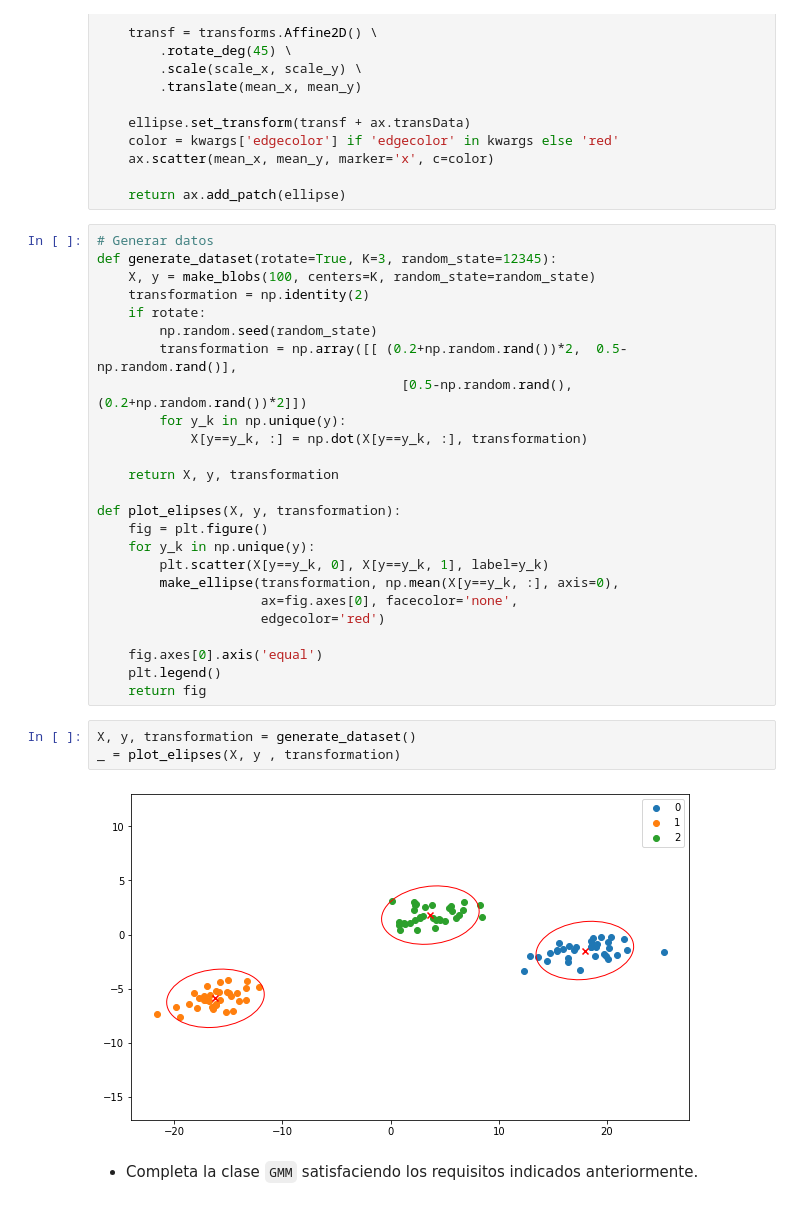
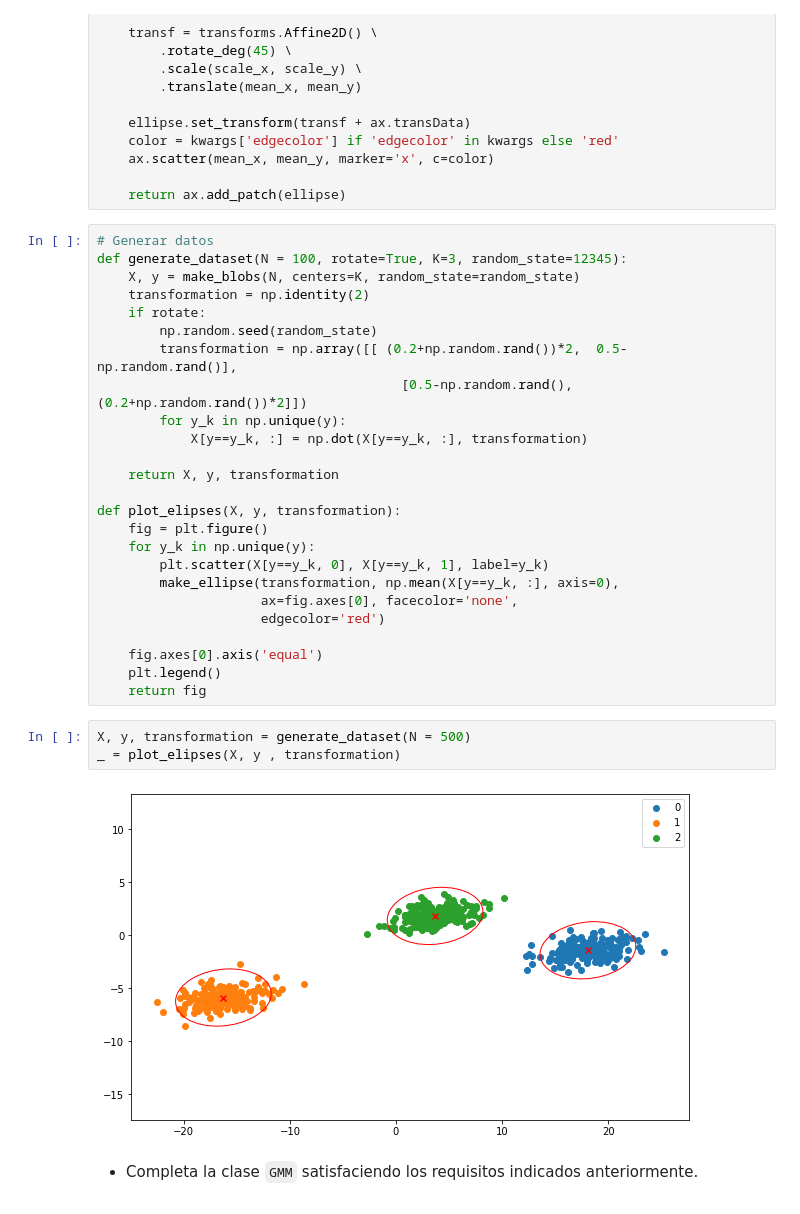
Before and after one commit to fjsaezm/mcd-bayes, a Jupyter notebook: Practica_GMM.ipynb, the cells around one changed output. Drawn from its saved outputs; the diff is of its cells as text.

```diff
--- a/Practica_GMM.ipynb
+++ b/Practica_GMM.ipynb
@@ -157,8 +154,8 @@ def make_ellipse(cov, mean, ax, n_std=3.0, **kwargs):
     return ax.add_patch(ellipse)
 # %%
 # Generar datos
-def generate_dataset(rotate=True, K=3, random_state=12345):
-    X, y = make_blobs(100, centers=K, random_state=random_state)
+def generate_dataset(N = 100, rotate=True, K=3, random_state=12345):
+    X, y = make_blobs(N, centers=K, random_state=random_state)
     transformation = np.identity(2)
     if rotate:
         np.random.seed(random_state)
@@ -181,10 +178,10 @@ def plot_elipses(X, y, transformation):
     plt.legend()
     return fig
 # %%
-X, y, transformation = generate_dataset()
+X, y, transformation = generate_dataset(N = 500)
 _ = plot_elipses(X, y , transformation)
 # %% [output]
-[figure, old version]
+[figure, new version]
 # %% [markdown]
 <div class="qst">
 
```
Also changed, not shown: parts of 8 cells of this notebook.
